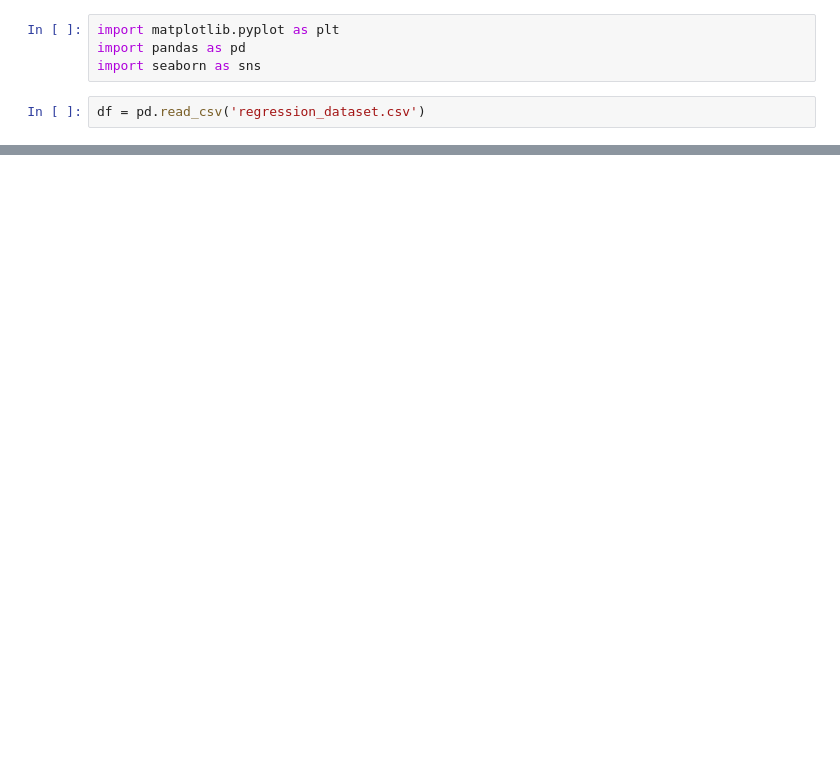
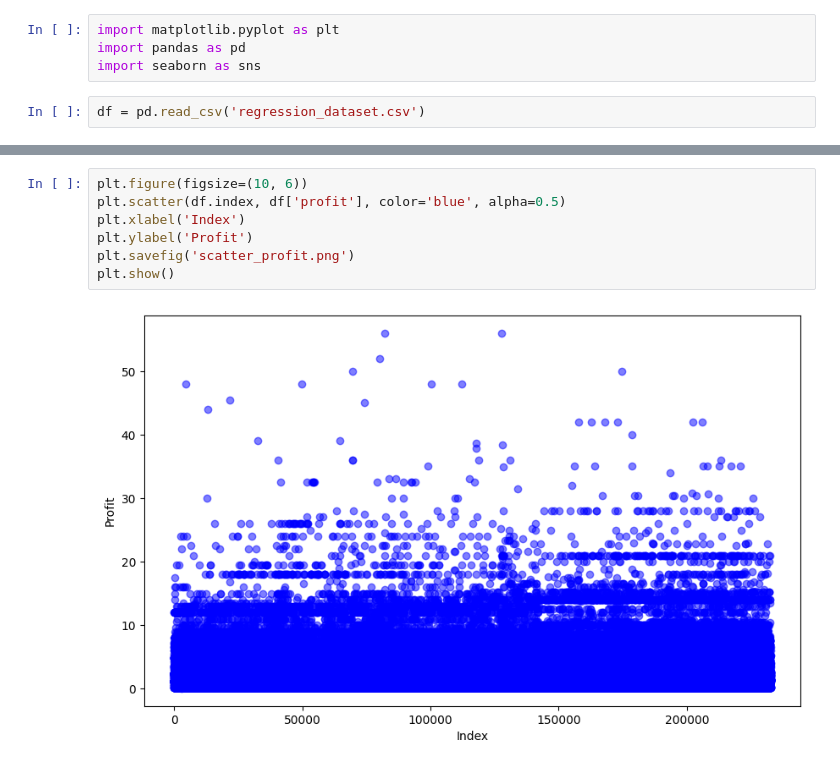
Before and after one commit to mauriciobenjamin700/8-periodo, a Jupyter notebook: sistemas-inteligentes/class/2024-10-23/views.ipynb, the cells around one changed output, grey strips where cells are left out. Cells and saved outputs as stored; diff of their text form; blank space fills up the shorter version.

```diff
--- a/sistemas-inteligentes/class/2024-10-23/views.ipynb
+++ b/sistemas-inteligentes/class/2024-10-23/views.ipynb
@@ -74,0 +83,9 @@ plt.show()
+# %%
+plt.figure(figsize=(10, 6))
+plt.scatter(df.index, df['profit'], color='blue', alpha=0.5)
+plt.xlabel('Index')
+plt.ylabel('Profit')
+plt.savefig('scatter_profit.png')
+plt.show()
+# %% [output]
+[figure, added]
```
Also changed, not shown: parts of 5 cells of this notebook, 7 other files.
